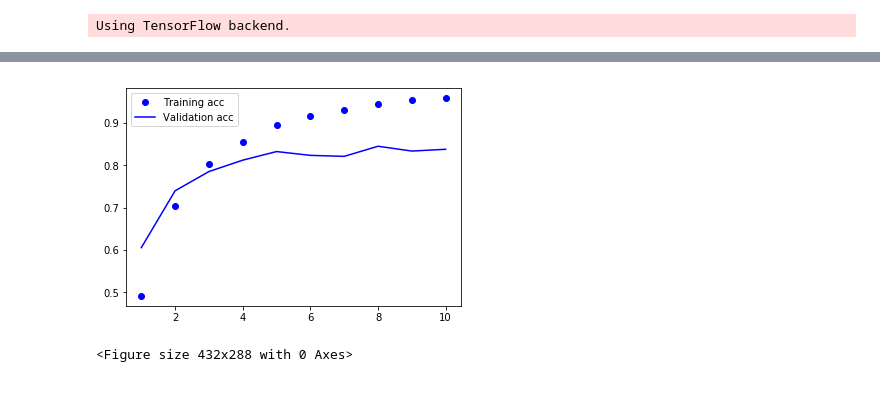
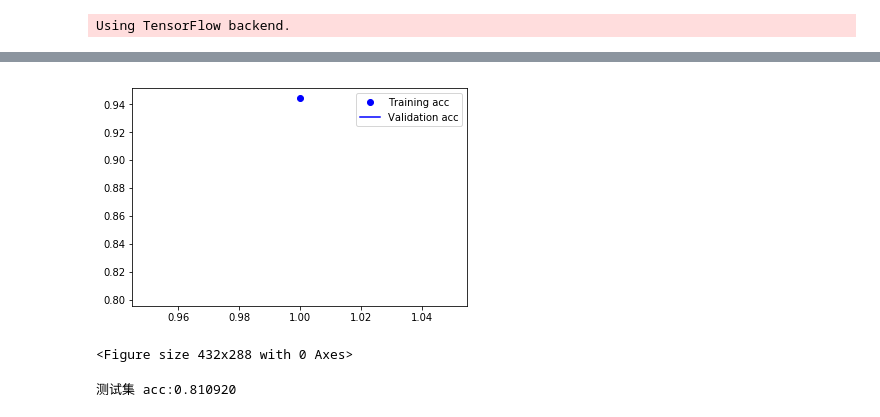
Before and after one commit to blueapplehe/car_identify, a Jupyter notebook: car_identify.ipynb, the cells around one changed output, grey strips where cells are left out. Saved outputs shown, nothing was run; the diff lists cells and outputs as text; code cells hidden in the pictures.

```diff
--- a/car_identify.ipynb
+++ b/car_identify.ipynb
@@ -18,15 +18,16 @@ from keras.models import Model
 from keras.preprocessing.image import ImageDataGenerator
 import matplotlib.pyplot as plt
 ####定义一些常用的训练调整参数###########
-epochs=10           #定义训练轮数
+epochs=8           #定义训练轮数
 batch_size=20       #每批数量
 lock_layer_num=0;   #锁住的层数
 lr=1e-4             #学习率
 dense_num=256       #连接层数量
-pre_train_epochs=1  #预训练轮数,0表示不进行预训练
+pre_train_epochs=0 #预训练轮数,0表示不进行预训练
 img_height=299      #训练图片高度
 img_width=299       #训练图片宽度
 is_load_model=False #是否加载自己训练的历史模型
+model_path="/data/keras/models/01281643.h"
 ##########################
 
 base_dir='/data/keras/download/qiche'#汽车图片根目录
@@ -35,10 +36,11 @@ validation_dir=os.path.join(base_dir,'validation')#汽车图片验证目录
 test_dir=os.path.join(base_dir,'test')#汽车图片测试目录
 #精选一些品牌的汽车种类，引入更多的品牌的种类，不会大影响识别准确率，放心推广到更多的品牌和车型，
 #这里不演示更多的品牌，是因为我的显卡太烂了，图片太多，训练速度有点满
-mod_names=["速腾","迈腾","雷凌","卡罗拉","凯美瑞",
-           "天籁","雅阁","朗逸","威驰","福克斯",
-           "福睿斯","蒙迪欧","轩逸","帕萨特","途观",
-           "飞度","锋范"]
+mod_names=["速腾","迈腾","朗逸","帕萨特","途观","高尔夫",
+           "威驰","雷凌","卡罗拉","凯美瑞",
+           "雅阁","飞度","锋范","思域",
+           "福克斯","福睿斯","蒙迪欧",
+           "轩逸","天籁","特斯拉"]
 
 mod_num=len(mod_names)#汽车车型总数
 # %% [output]
@@ -155,0 +165,11 @@ Epoch 10/10
+# %%
+history=model.fit_generator(
+    train_generator,
+    steps_per_epoch=train_generator.n/train_generator.batch_size,
+    epochs=1,
+    validation_data=validation_generator,
+    validation_steps=validation_generator.n/validation_generator.batch_size
+)
+#保存训练好的模型
+time_t=time.strftime("%m%d%H%M", time.localtime())
+model.save('/data/keras/models/%s.h'%time_t)
@@ -156,17 +179,25 @@ Epoch 10/10
 # %%
 #显示训练过程中精度变化
 if is_load_model is False:
     acc=history.history['acc']
     val_acc=history.history['val_acc']
     loss=history.history['loss']
     val_loss=history.history['val_loss']
     epochs=range(1,len(acc)+1)
     plt.plot(epochs,acc,'bo',label='Training acc')
     plt.plot(epochs,val_acc,'b',label='Validation acc')
     plt.legend()
     plt.figure()
     plt.show()
+else:
+    model=keras.models.load_model("/data/keras/models/01281643.h")
 # %% [output]
-[figure, old version]
+[figure, new version]
 <Figure size 432x288 with 0 Axes>
+# %%
+#测试集评估
+test_loss,test_acc=model.evaluate_generator(test_generator,steps=test_generator.n/test_generator.batch_size)
+print ("测试集 acc:%f" % (test_acc))
+# %% [output]
+测试集 acc:0.810920
 # %%
```
Also changed, not shown: parts of 4 cells of this notebook, 1 other file.
